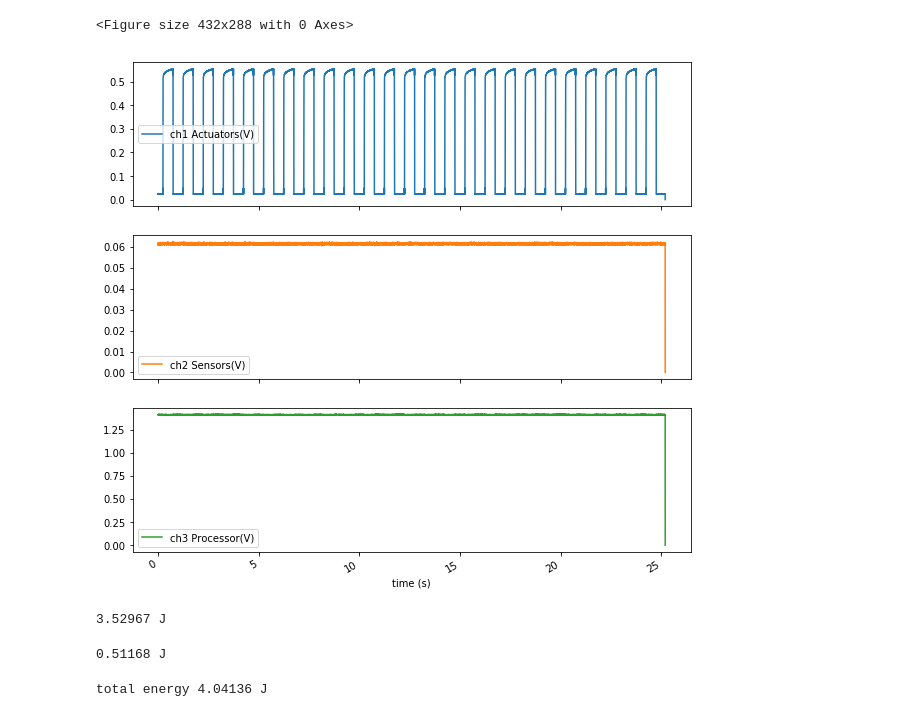
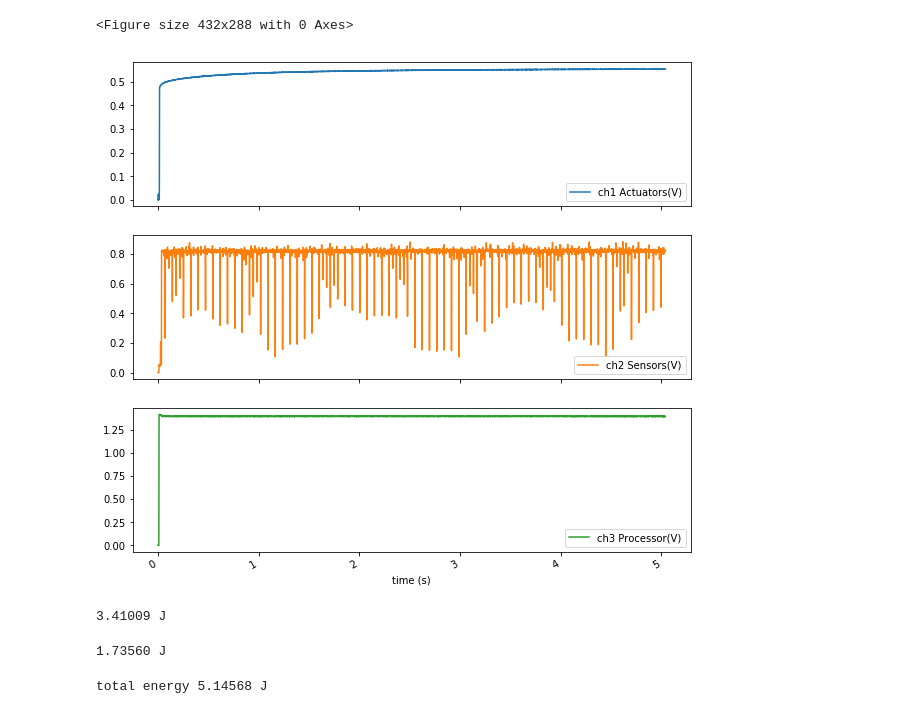
Before and after one commit to peteryej/WDAProjectResource, a Jupyter notebook: powerdueStreamData/visualizeEnergyConsumption.ipynb, the cells around one changed output. Saved outputs shown, nothing was run; the diff lists cells and outputs as text; code cells hidden in the pictures.

```diff
--- a/powerdueStreamData/visualizeEnergyConsumption.ipynb
+++ b/powerdueStreamData/visualizeEnergyConsumption.ipynb
@@ -7,8 +6,8 @@ from IPython.display import HTML
 # %%
 
-path = '/home/wdauser/Desktop/testOutput/'
+path = '/home/peter/Desktop/competition_results/'
 
-fileName = 'test0.csv'
+fileName = 'test2try2.csv'
 
 df = pd.read_csv(path+fileName, skiprows=1, names=['time (s)', 'ch0 Radios(V)', 'ch1 Actuators(V)', 'ch2 Sensors(V)', 'ch3 Processor(V)'])
 
@@ -17,15 +16,15 @@ df = pd.read_csv(path+fileName, skiprows=1, names=['time (s)', 'ch0 Radios(V)',
 # %%
 
 def plotTimeRange(a=0, b=25):
     secondRange = df.shape[0]/25
 
     plt.figure()
     df.iloc[a*secondRange:b*secondRange,:].plot(x='time (s)', y=['ch1 Actuators(V)', 'ch2 Sensors(V)', 'ch3 Processor(V)'], subplots=True, figsize=(10,10))
 
-plotTimeRange(0,25)
+plotTimeRange(0,5)
 # %% [output]
 <Figure size 432x288 with 0 Axes>
-[figure, old version]
+[figure, new version]
 # %%
 
 
@@ -44,14 +43,14 @@ def calcEnergy(colName):
 # %%
 processorEnergy = calcEnergy('ch3 Processor(V)')
 # %% [output]
-3.52967 J
+3.41009 J
 # %%
 radioEnergy = calcEnergy('ch2 Sensors(V)')
 # %% [output]
-0.51168 J
+1.73560 J
 # %%
 totalEnergy = processorEnergy + radioEnergy
 
 print('total energy {0:.5f} J'.format(totalEnergy))
 # %% [output]
-total energy 4.04136 J
+total energy 5.14568 J
```
Also changed, not shown: parts of 1 cell of this notebook, 8 other files.
